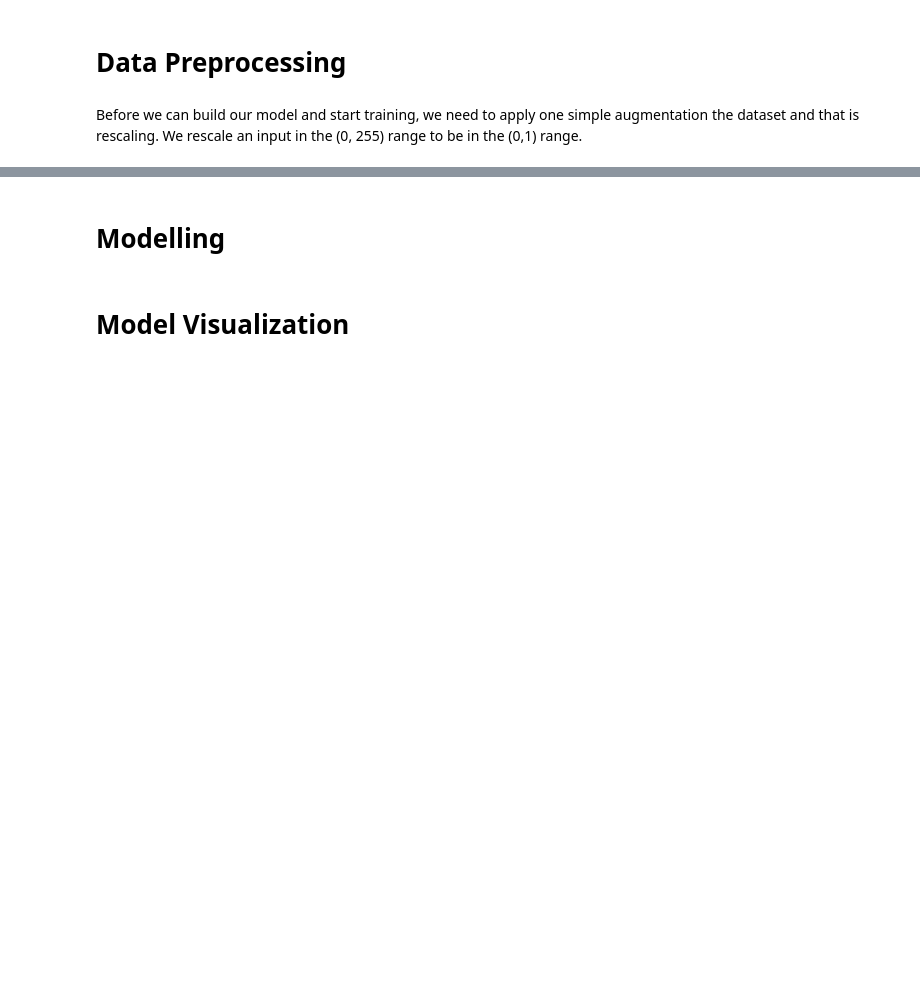
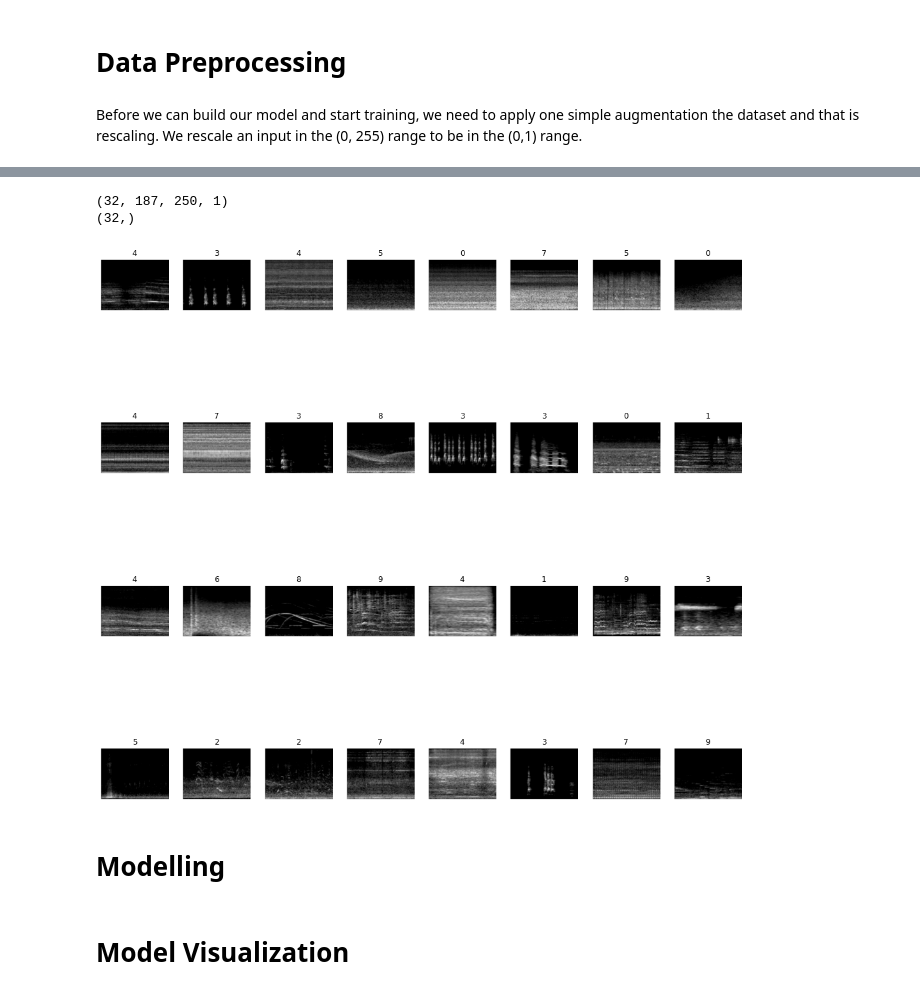
Before and after one commit to mustafabozkaya/DeepLearningBootcamp2022, a Jupyter notebook: Bootcamp_Solution/Spectogram_Recognition_CNN.ipynb, the cells around one changed output, grey strips where cells are left out. Cells and saved outputs as stored; diff of their text form; code cells hidden in the pictures; blank space fills up the shorter version.

```diff
--- a/Bootcamp_Solution/Spectogram_Recognition_CNN.ipynb
+++ b/Bootcamp_Solution/Spectogram_Recognition_CNN.ipynb
@@ -294,7 +275,7 @@ for image_batch, labels_batch in test_ds.take(2):
 (32,)
 # %%
 #Checking images and labels shapes (amount of images, height, width, color channels)
-for image_batch, labels_batch in valid_ds.take(2):
+for image_batch, labels_batch in valid_ds:
   print(image_batch.shape)
   print(labels_batch.shape)
   break
@@ -341,21 +322,16 @@ for images, labels in test_ds.take(1):
 # Data Preprocessing
 # %% [markdown]
 Before we can build our model and start training, we need to apply one simple augmentation the dataset and that is rescaling. We rescale an input in the (0, 255) range to be in the (0,1) range.
-# %%
-# read img from tf.dataset and convert img from rgb  to gray scale with opencv
-def read_img(img):
-
-    img = tf.numpy_function(convert_to_gray_scale, [img], tf.uint8) # convert rgb to gray scale
-    img = tf.expand_dims(img, -1)
-    return img
-
-# convert rgb img to gray scale img
-def convert_to_gray_scale(img):
-    img = cv.cvtColor(img, cv.COLOR_RGB2GRAY)
-    return img
-def img_resize(img,size=(374,500)):
-    img = cv.resize(img, size)
-    return img
+# %%
+
+
+# convert rgb img to gray scale img
+def convert_to_gray_scale(img):
+
+    img = tf.image.rgb_to_grayscale(img)
+
+    print(f"\r convert gray :  image shape : {img.shape} | img type: {type(img)} ", end="")
+    return img
 # %%
 # Function to prepare our datasets for modelling
 def prepare(ds, augment=False, batch_size=None, resized_size=None,grayscale=True):
@@ -391,3 +399,23 @@ error: ignored
+# %%
+for image_batch, labels_batch in valid_dataset:
+  print(image_batch.shape)
+  print(labels_batch.shape)
+  break
+# %% [output]
+(32, 187, 250, 1)
+(32,)
+# %%
+#Displaying image samples
+plt.figure(figsize=(18, 18))
+for images, labels in train_dataset.take(1):
+    for i in range(batch_size):
+        ax = plt.subplot(4,8,i+1)
+        #print(f"type image {images[i]}")
+        plt.imshow(images[i].numpy().squeeze(axis=2),cmap="gray")
+        plt.title(int(labels[i]))
+        plt.axis("off")
+# %% [output]
+[figure, added]
 # %% [markdown]
 # Modelling
 # %%
```
Also changed, not shown: parts of 24 cells of this notebook.
